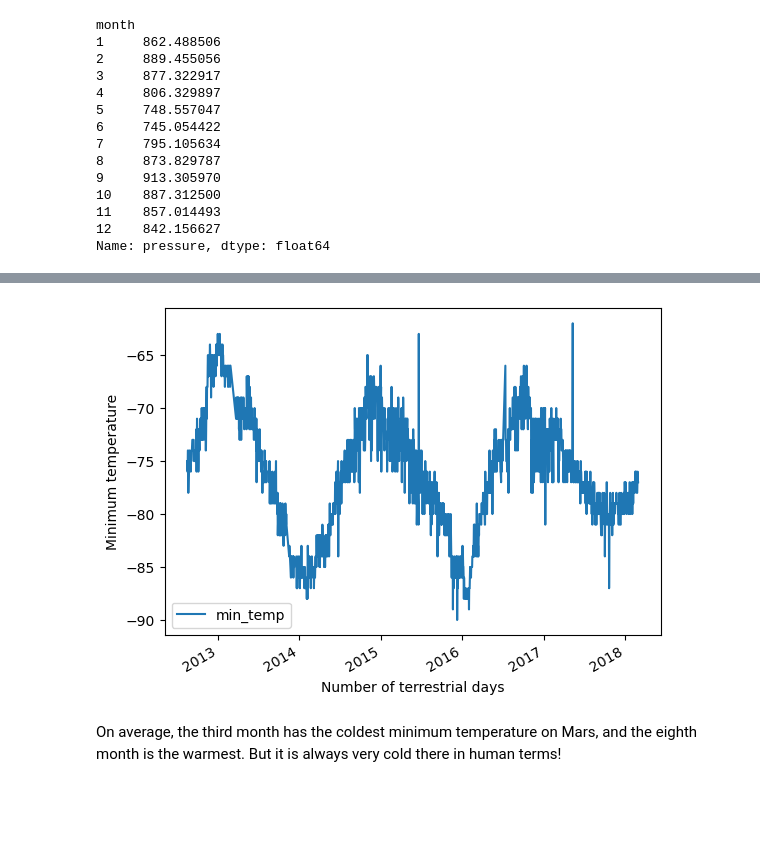
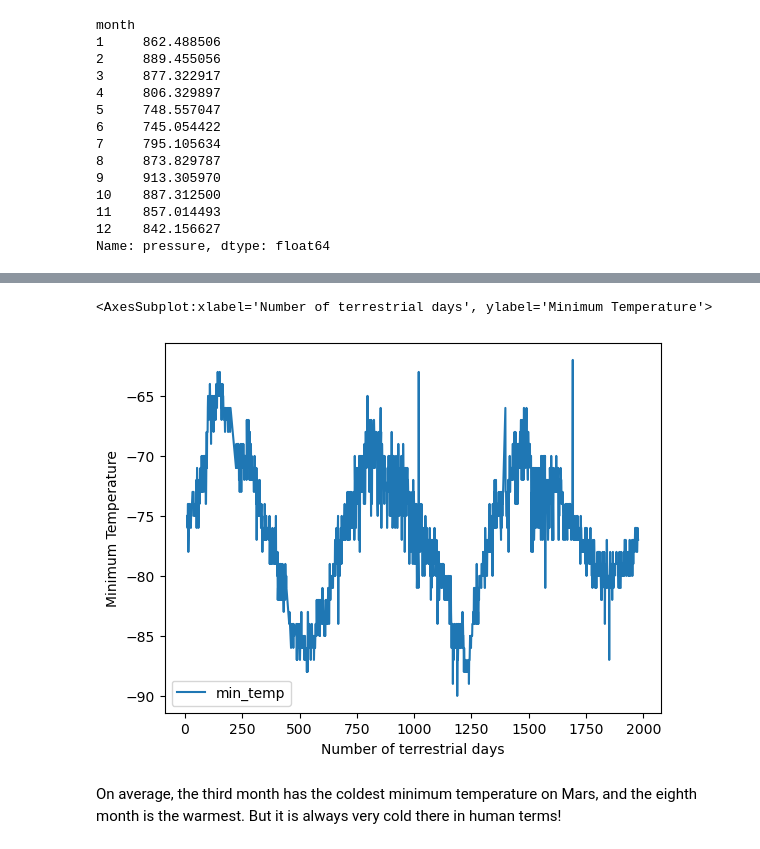
Before and after one commit to teresa-le/Mission_to_Mars, a Jupyter notebook: part_2_mars_weather.ipynb, the cells around one changed output, grey strips where cells are left out. Saved outputs shown, nothing was run; the diff lists cells and outputs as text; code cells hidden in the pictures; blank space fills up the shorter version.

```diff
--- a/part_2_mars_weather.ipynb
+++ b/part_2_mars_weather.ipynb
@@ -326,12 +316,18 @@ plt.show()
-# %%
-test = mars_df.set_index('terrestrial_date')
-
-test.plot(y='min_temp', ylabel='Minimum temperature', xlabel ="Number of terrestrial days")
-
-# Show the chart
-plt.show()
-# %% [output]
-[figure, removed]
+# %%
+# 5. How many terrestrial (earth) days are there in a Martian year?
+sorted_sol = mars_df.sort_values('sol')
+
+sorted_sol.plot(x='sol', y='min_temp', xlabel = 'Number of terrestrial days', ylabel = "Minimum Temperature")
+
+## 1 year is defined as the time it takes for a planet to orbit the sun.
+## This chart shows the number of terrestrial days that have gone by graphed against the minimum temperature.
+
+## Based on the peaks and troughs, we can estimate that Mars orbits the sun 3 times in this chart,
+## and 3 Martian years have gone by.
+## Based on the troughs, it appears that a martian year is at least 625 terrestrial or Earth days ((750-500)/ 2 + 500).
+# %% [output]
+<AxesSubplot:xlabel='Number of terrestrial days', ylabel='Minimum Temperature'>
+[figure, added]
 # %% [markdown]
 On average, the third month has the coldest minimum temperature on Mars, and the eighth month is the warmest. But it is always very cold there in human terms!
 # %% [markdown]
```
Also changed, not shown: parts of 8 cells of this notebook.
